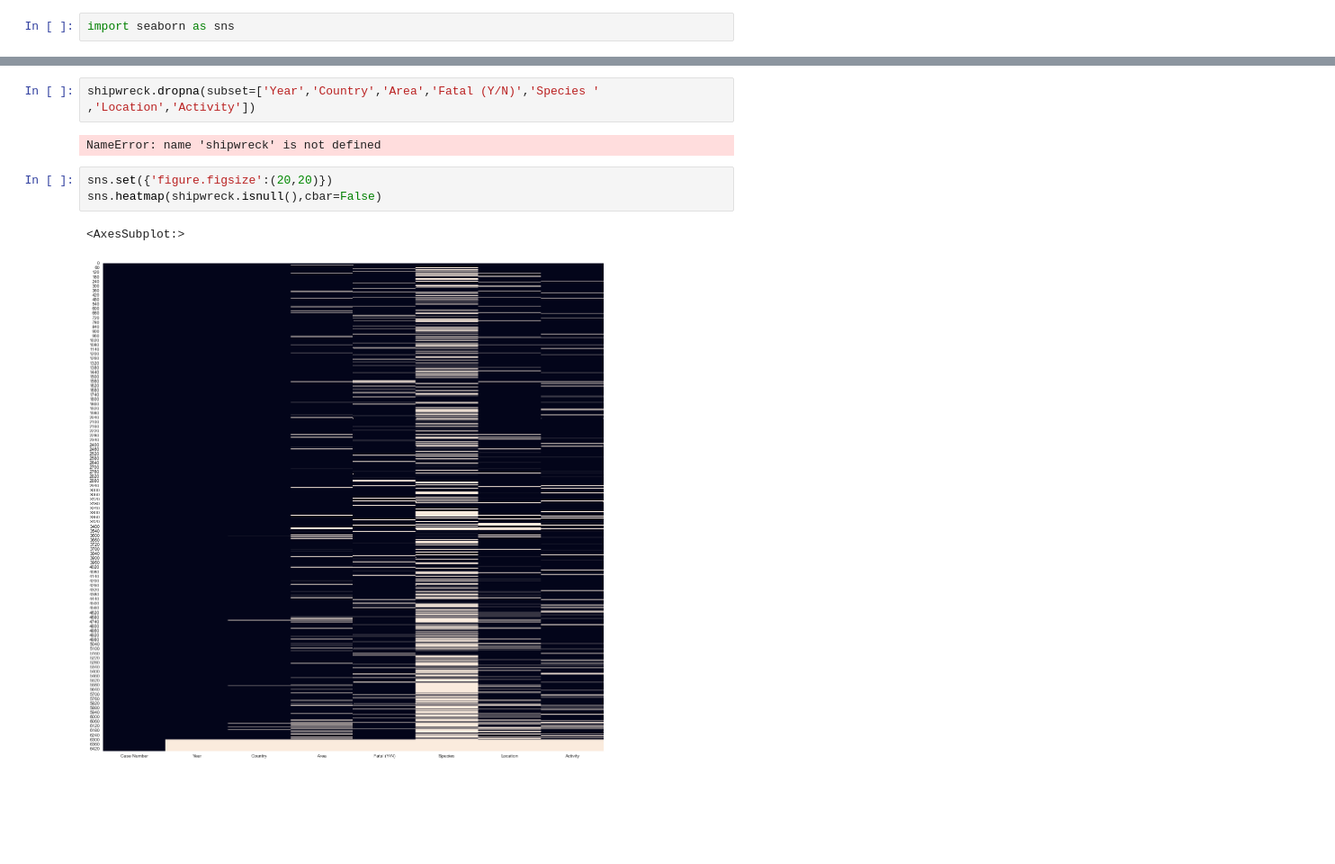
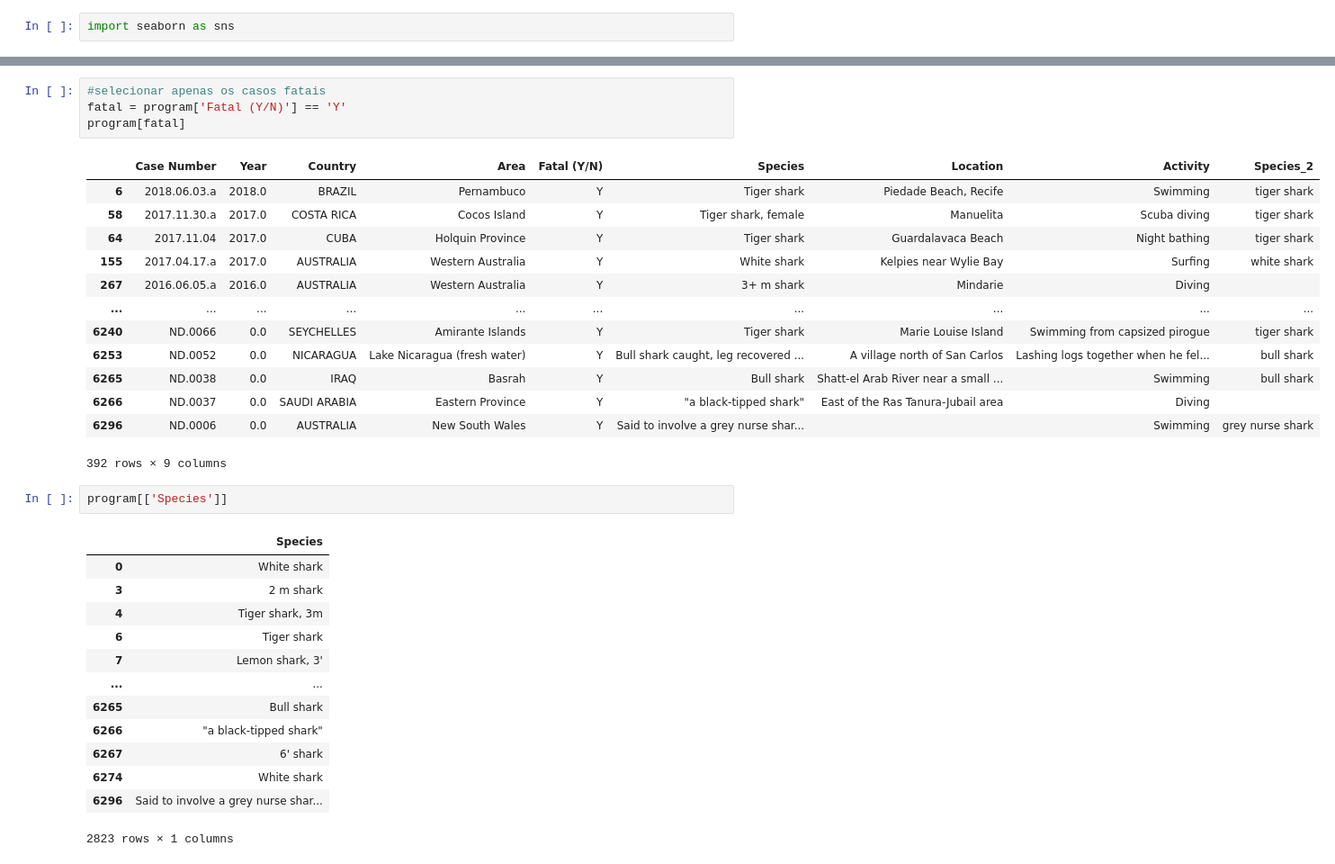
Before and after one commit to Maura-Santos/Shark-Attacks, a Jupyter notebook: Sahark_attack_program.ipynb, the cells around one changed output, grey strips where cells are left out. Shown: that part at 90% size. Saved outputs shown, nothing was run; the diff lists cells and outputs as text; blank space fills up the shorter version.

```diff
--- a/Sahark_attack_program.ipynb
+++ b/Sahark_attack_program.ipynb
@@ -120,10 +88,34 @@ sns.heatmap(shipwreck.isnull(),cbar=False)
-# %%
-shipwreck.dropna(subset=['Year','Country','Area','Fatal (Y/N)','Species ' ,'Location','Activity'])
-# %% [output]
-NameError: name 'shipwreck' is not defined
-# %%
-sns.set({'figure.figsize':(20,20)})
-sns.heatmap(shipwreck.isnull(),cbar=False)
-# %% [output]
-<AxesSubplot:>
-[figure, removed]
+# %%
+#selecionar apenas os casos fatais
+fatal = program['Fatal (Y/N)'] == 'Y'
+program[fatal]
+# %% [output]
+|  | Case Number | Year | Country | Area | Fatal (Y/N) | Species | Location | Activity | Species_2 |
+| 6 | 2018.06.03.a | 2018.0 | BRAZIL | Pernambuco | Y | Tiger shark | Piedade Beach, Recife | Swimming | tiger shark |
+| 58 | 2017.11.30.a | 2017.0 | COSTA RICA | Cocos Island | Y | Tiger shark, female | Manuelita | Scuba diving | tiger shark |
+| 64 | 2017.11.04 | 2017.0 | CUBA | Holquin Province | Y | Tiger shark | Guardalavaca Beach | Night bathing | tiger shark |
+| 155 | 2017.04.17.a | 2017.0 | AUSTRALIA | Western Australia | Y | White shark | Kelpies near Wylie Bay | Surfing | white shark |
+| 267 | 2016.06.05.a | 2016.0 | AUSTRALIA | Western Australia | Y | 3+ m shark | Mindarie | Diving |  |
+| ... | ... | ... | ... | ... | ... | ... | ... | ... | ... |
+| 6240 | ND.0066 | 0.0 | SEYCHELLES | Amirante Islands | Y | Tiger shark | Marie Louise Island | Swimming from capsized pirogue | tiger shark |
+| 6253 | ND.0052 | 0.0 | NICARAGUA | Lake Nicaragua (fresh water) | Y | Bull shark caught, leg recovered ... | A village north of San Carlos | Lashing logs together when he fel... | bull shark |
+| 6265 | ND.0038 | 0.0 | IRAQ | Basrah | Y | Bull shark | Shatt-el Arab River near a small ... | Swimming | bull shark |
+| 6266 | ND.0037 | 0.0 | SAUDI ARABIA | Eastern Province | Y | "a black-tipped shark" | East of the Ras Tanura-Jubail area | Diving |  |
+| 6296 | ND.0006 | 0.0 | AUSTRALIA | New South Wales | Y | Said to involve a grey nurse shar... |  | Swimming | grey nurse shark |
+392 rows × 9 columns
+# %%
+program[['Species']]
+# %% [output]
+|  | Species |
+| 0 | White shark |
+| 3 | 2 m shark |
+| 4 | Tiger shark, 3m |
+| 6 | Tiger shark |
+| 7 | Lemon shark, 3' |
+| ... | ... |
+| 6265 | Bull shark |
+| 6266 | "a black-tipped shark" |
+| 6267 | 6' shark |
+| 6274 | White shark |
+| 6296 | Said to involve a grey nurse shar... |
+2823 rows × 1 columns
```
Also changed, not shown: parts of 36 cells of this notebook.
